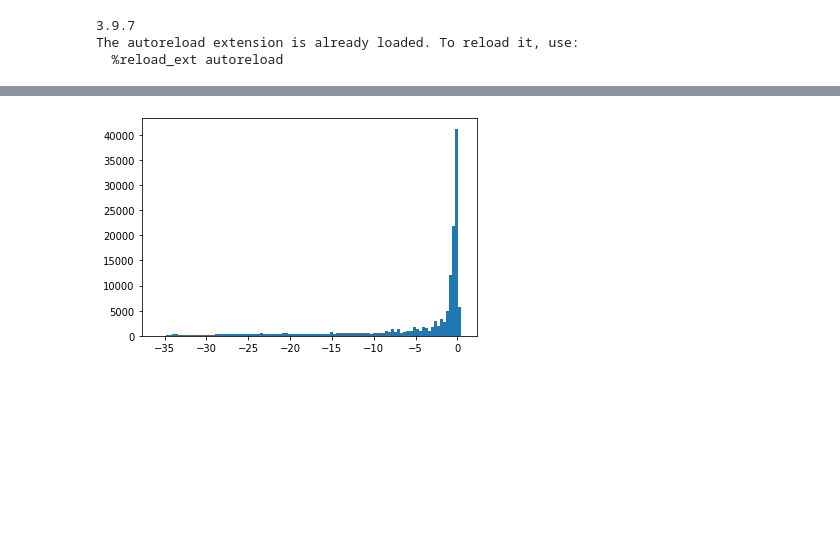
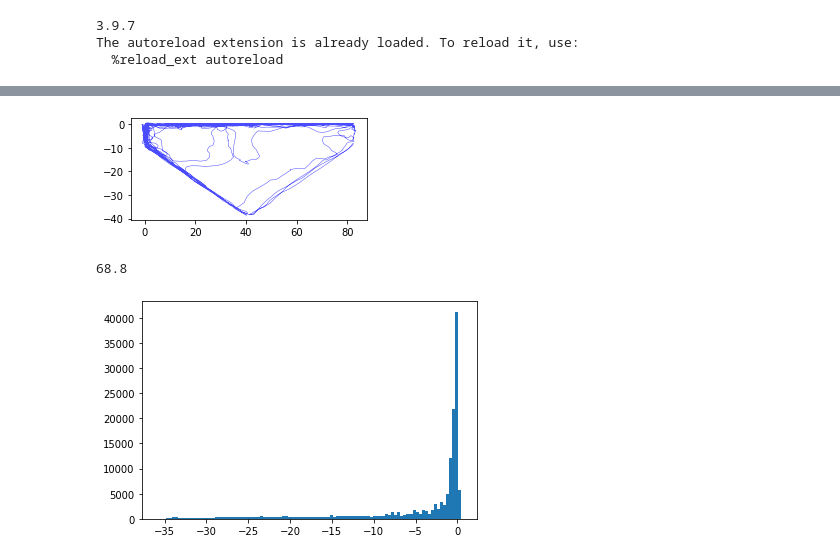
Before and after one commit to UlrikeScherer/Fish-Tracking-Visualization, a Jupyter notebook: Trajectory-Visualisation.ipynb, the cells around one changed output, grey strips where cells are left out. Drawn from its saved outputs; the diff is of its cells as text; code cells hidden in the pictures; blank space fills up the shorter version.

```diff
--- a/Trajectory-Visualisation.ipynb
+++ b/Trajectory-Visualisation.ipynb
@@ -88,0 +113,21 @@ def pdf_for_fish_tex(camera_id,days : [(str, str)],is_back=False):
+# %%
+df = csv_of_the_day(cameras[1], days[1])[0]
+# %%
+
+fig, ax = plt.subplots()
+plt.tight_layout()
+line, = ax.plot(df[1].x,df[1].y,'b-', alpha=0.7, solid_capstyle="projecting")
+plt.show(block=False)
+tstart = time.time()
+num_plots = 0
+while time.time()-tstart < 5:
+    idx = num_plots % len(df)
+    line.set_data(df[idx].x, df[idx].y)
+    #ax.draw_artist(ax.patch)
+    #ax.draw_artist(line)
+    num_plots += 1
+    fig.savefig("out.jpeg")
+print(num_plots/5)
+# %% [output]
+[figure, added]
+68.8
```
Also changed, not shown: parts of 9 cells of this notebook, 11 other files.
